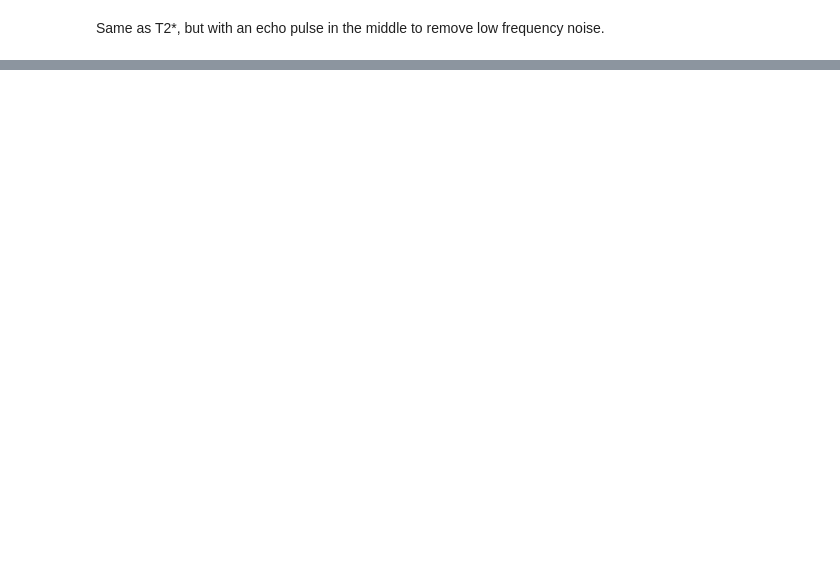
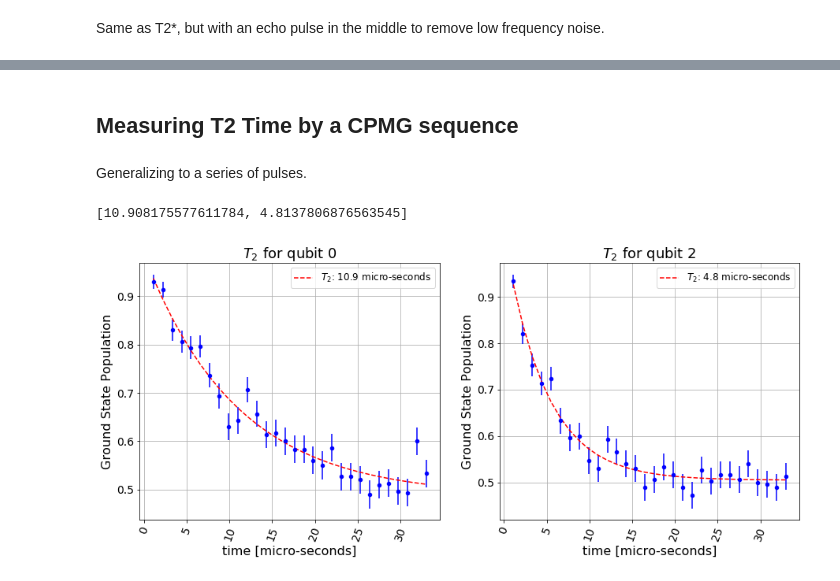
Before and after one commit to qiskit-community/qiskit-ignis, a Jupyter notebook: examples/relaxation_and_decoherence.ipynb, the cells around one changed output, grey strips where cells are left out. Cells and saved outputs as stored; diff of their text form; code cells hidden in the pictures; blank space fills up the shorter version.

Commit message:
CPMG

```diff
--- a/examples/relaxation_and_decoherence.ipynb
+++ b/examples/relaxation_and_decoherence.ipynb
@@ -277,0 +278,4 @@ plt.show()
+# %% [markdown]
+## Measuring T2 Time by a  CPMG sequence
+# %% [markdown]
+Generalizing to a series of pulses.
@@ -277,0 +295,43 @@ plt.show()
+# %%
+backend = qiskit.Aer.get_backend('qasm_simulator')
+
+# Set the simulator with thermal relaxation noise
+t2_0 = 10
+error = thermal_relaxation_error(np.inf, t2_0, gate_time, 0.5)
+t2_2 = 5
+error2 = thermal_relaxation_error(np.inf, t2_2, gate_time, 0.5)
+noise_model = NoiseModel()
+noise_model.add_quantum_error(error, 'id', [0])
+noise_model.add_quantum_error(error2, 'id', [2])
+
+# Run the simulator
+shots = 300
+backend_result = qiskit.execute(circs, backend,
+                                shots=shots, noise_model=noise_model, backend_options={'max_parallel_experiments': 0}).result()
+# %%
+%matplotlib inline
+# Fit the data to an exponent
+# The correct answers are a=1, c=0, and t2=10/5 for qubit 0/2
+# The user does not know the correct answer exactly,
+# so starts the fit from a different but close location
+
+plt.figure(figsize=(15, 6))
+
+initial_t2 = t2_0*1.1
+initial_a = 1
+initial_c = 0
+
+fit = T2Fitter(backend_result, xdata, qubits,
+                      fit_p0=[initial_a, initial_t2, initial_c],
+                      fit_bounds=([-0.5, 0, -0.5],
+                                  [1.5, 2*t2_0, 1.5]))
+
+for i in range(2):
+    ax = plt.subplot(1, 2, i+1)
+    fit.plot_coherence(i, ax)
+
+print(fit.time)
+plt.show()
+# %% [output]
+[10.908175577611784, 4.8137806876563545]
+[figure, added]
```
Also changed, not shown: parts of 3 cells of this notebook, 2 other files.
